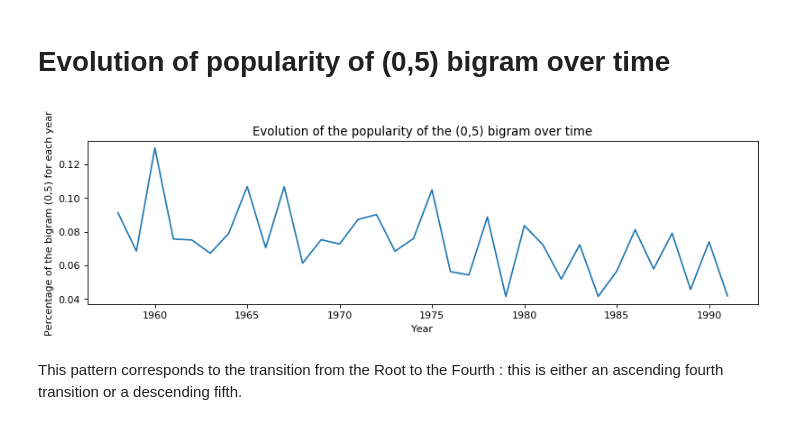
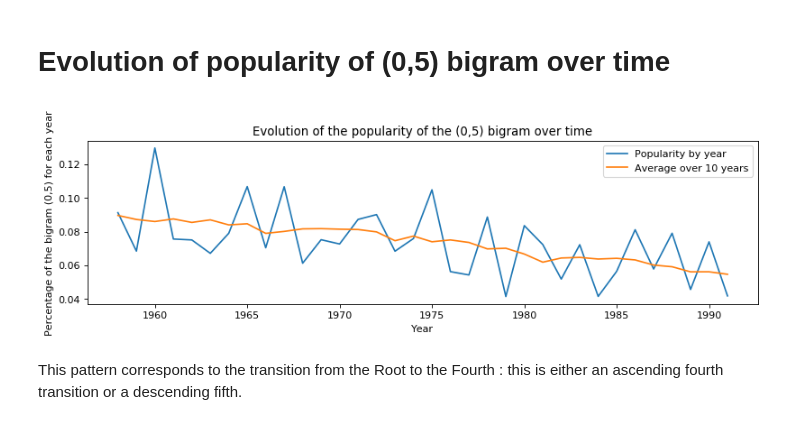
Before and after one commit to lucieperrotta/Digital-Musicology, a Jupyter notebook: processing/processing.ipynb, the cells around one changed output. Cells and saved outputs as stored; diff of their text form; code cells hidden in the pictures.

Commit message:
Moving average for graphs over years

```diff
--- a/processing/processing.ipynb
+++ b/processing/processing.ipynb
@@ -17,6 +17,15 @@ trigrams = [(int(clean_data[k][5][m][0]), int(clean_data[k][5][m+1][0]), int(cle
 
 fourgrams = [(int(clean_data[k][5][m][0]), int(clean_data[k][5][m+1][0]), int(clean_data[k][5][m+2][0]), \
               int(clean_data[k][5][m+3][0])) for k in range(890) for m in range(clean_data[k][5].shape[0] - 3) ]
+# %%
+N=10 # size of moving average window
+
+def moving_average(data, N=N):
+    '''
+    Padded moving average (to avoid boundaries effect)
+    '''
+    y_padded = np.pad(data, (N//2, N-1-N//2), mode='edge')
+    return np.convolve(y_padded, np.ones((N,))/N, mode='valid')
 # %%
 def plot_bigrams(big, n):
     c_bi = Counter(big)
@@ -205,15 +214,18 @@ for year in year2bigrams:
 # %%
 lists = sorted(year2chord05.items()) # sorted by key, return a list of tuples
 x, y = zip(*lists) # unpack a list of pairs into two tuples
 
 plt.figure(num=None, figsize=(12, 3), dpi=80, facecolor='w', edgecolor='k')
-plt.plot(x, y)
+plt.plot(x, y, label="Popularity by year")
+plt.plot(x, moving_average(y), label="Average over 10 years")
+
+plt.legend()
 plt.xlabel('Year')
 plt.ylabel('Percentage of the bigram (0,5) for each year')
 plt.title('Evolution of the popularity of the (0,5) bigram over time')
 plt.show()
 # %% [output]
-[figure, old version]
+[figure, new version]
 # %% [markdown]
 This pattern corresponds to the transition from the Root to the Fourth : this is either an ascending fourth transition or a descending fifth.
 # %% [markdown]
```
Also changed, not shown: parts of 2 cells of this notebook.
